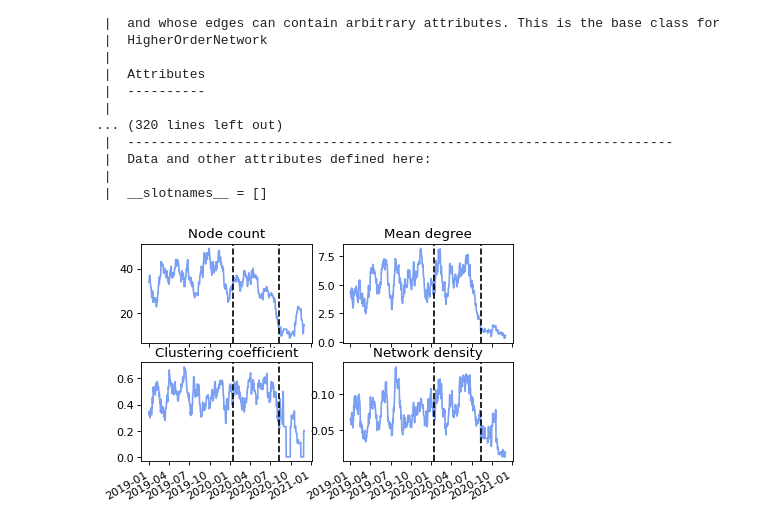
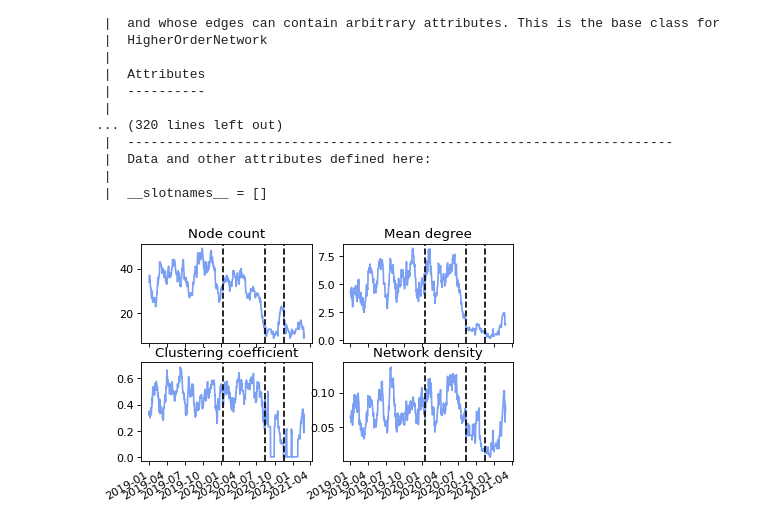
Before and after one commit to csepanyij/master-thesis, a Jupyter notebook: notebooks/static_nets_gambit.ipynb, the cells around one changed output. Cells and saved outputs as stored; diff of their text form; code cells hidden in the pictures.

```diff
--- a/notebooks/static_nets_gambit.ipynb
+++ b/notebooks/static_nets_gambit.ipynb
@@ -384,9 +377,9 @@ Plotting the degree distribution
 #stats
 
 db = sqlite3.connect(sqlite_db_file)
-#max_date = datetime.strptime(pd.read_sql_query("SELECT max(committer_date) as max FROM commits", db)['max'].item(), '%Y-%m-%d %H:%M:%S')
+max_date = datetime.strptime(pd.read_sql_query("SELECT max(committer_date) as max FROM commits", db)['max'].item(), '%Y-%m-%d %H:%M:%S')
 #min_date = datetime.strptime(pd.read_sql_query("SELECT min(committer_date) as min FROM commits", db)['min'].item(), '%Y-%m-%d %H:%M:%S')
-max_date = datetime.strptime('2020-12-31 00:00:00', '%Y-%m-%d %H:%M:%S')
+#max_date = datetime.strptime('2020-12-31 00:00:00', '%Y-%m-%d %H:%M:%S')
 min_date = datetime.strptime('2019-01-01 00:00:00', '%Y-%m-%d %H:%M:%S')
 
 print('Min date: ', min_date)
@@ -474,6 +467,7 @@ ax1.plot(mx, myj1, label = "N (mj)", color = "#7B9FF2")
 #ax1.plot(wx, wyj1, label = "N (wj)", color = "#D65D72")
 ax1.axvline(x=datetime(2020, 1, 15), color='black', ls='--')
 ax1.axvline(x=datetime(2020, 8, 11), color='black', ls='--')
+ax1.axvline(x=datetime(2020, 11, 17), color='black', ls='--')
 ax1.xaxis.set_major_formatter(myFmt)
 #ax1.legend()
 ax4.set_title('Network density')
@@ -483,31 +477,34 @@ ax4.plot(mx, myj2, label = "Network density (mj)", color = "#7B9FF2")
 #ax4.plot(wx, wyj2, label = "Network density (weekly, jaccard)", color = "#D65D72")
 ax4.axvline(x=datetime(2020, 1, 15), color='black', ls='--')
 ax4.axvline(x=datetime(2020, 8, 11), color='black', ls='--')
+ax4.axvline(x=datetime(2020, 11, 17), color='black', ls='--')
 ax4.xaxis.set_major_formatter(myFmt)
 #ax4.legend()
 ax3.set_title('Clustering coefficient')
 #ax3.plot(mx, my3, label = "Clustering coeff. (m)", color = "#212AA5")
 ax3.plot(mx, myj3, label = "Clustering coeff. (mj)", color = "#7B9FF2")
 #ax3.plot(wx, wy3, label = "Clustering coeff. (weekly)", color = "#9E1711")
 #ax3.plot(wx, wyj3, label = "Clustering coeff. (weekly, jaccard)", color = "#D65D72")
 ax3.axvline(x=datetime(2020, 1, 15), color='black', ls='--')
 ax3.axvline(x=datetime(2020, 8, 11), color='black', ls='--')
+ax3.axvline(x=datetime(2020, 11, 17), color='black', ls='--')
 ax3.xaxis.set_major_formatter(myFmt)
 #ax3.legend()
 #ax4.plot(mx, my4, label = "Number of Components (monthly)", color = "#212AA5")
 #ax4.plot(mx, myj4, label = "Number of Components (monthly, jaccard)", color = "#7B9FF2")
 #ax4.plot(wx, wy4, label = "Number of Components (weekly)", color = "#9E1711")
 #ax4.plot(wx, wyj4, label = "Number of Components (weekly, jaccard)", color = "#D65D72")
 #ax4.legend()
 ax2.set_title('Mean degree')
 #ax2.plot(mx, my5, label = "Mean degree (m)", color = "#212AA5")
 ax2.plot(mx, myj5, label = "Mean degree (mj)", color = "#7B9FF2")
 #ax2.plot(wx, wy5, label = "Mean degree (w)", color = "#9E1711")
 #ax2.plot(wx, wyj5, label = "Mean degree (wj)", color = "#D65D72")
 ax2.axvline(x=datetime(2020, 1, 15), color='black', ls='--')
 ax2.axvline(x=datetime(2020, 8, 11), color='black', ls='--')
+ax2.axvline(x=datetime(2020, 11, 17), color='black', ls='--')
 ax2.xaxis.set_major_formatter(myFmt)
 #ax2.legend()
 fig.autofmt_xdate()
 # %% [output]
-[figure, old version]
+[figure, new version]
```
Also changed, not shown: parts of 15 cells of this notebook, 7 other files.
